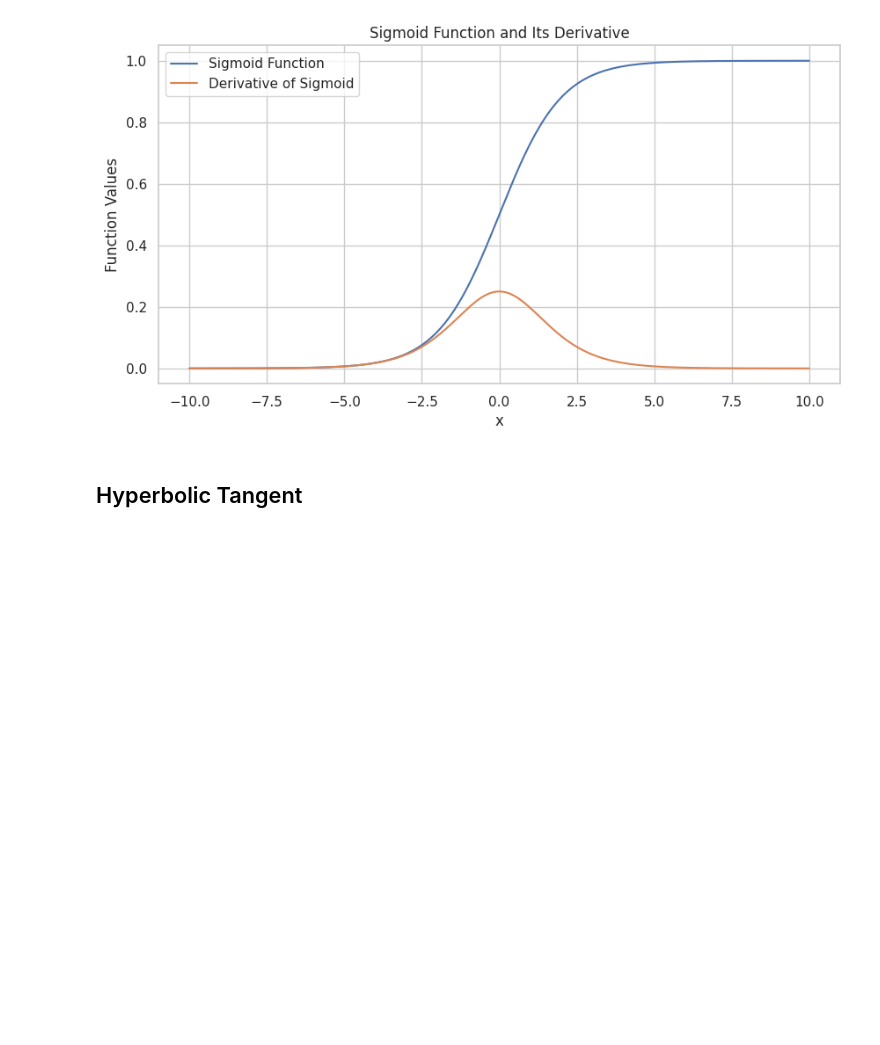
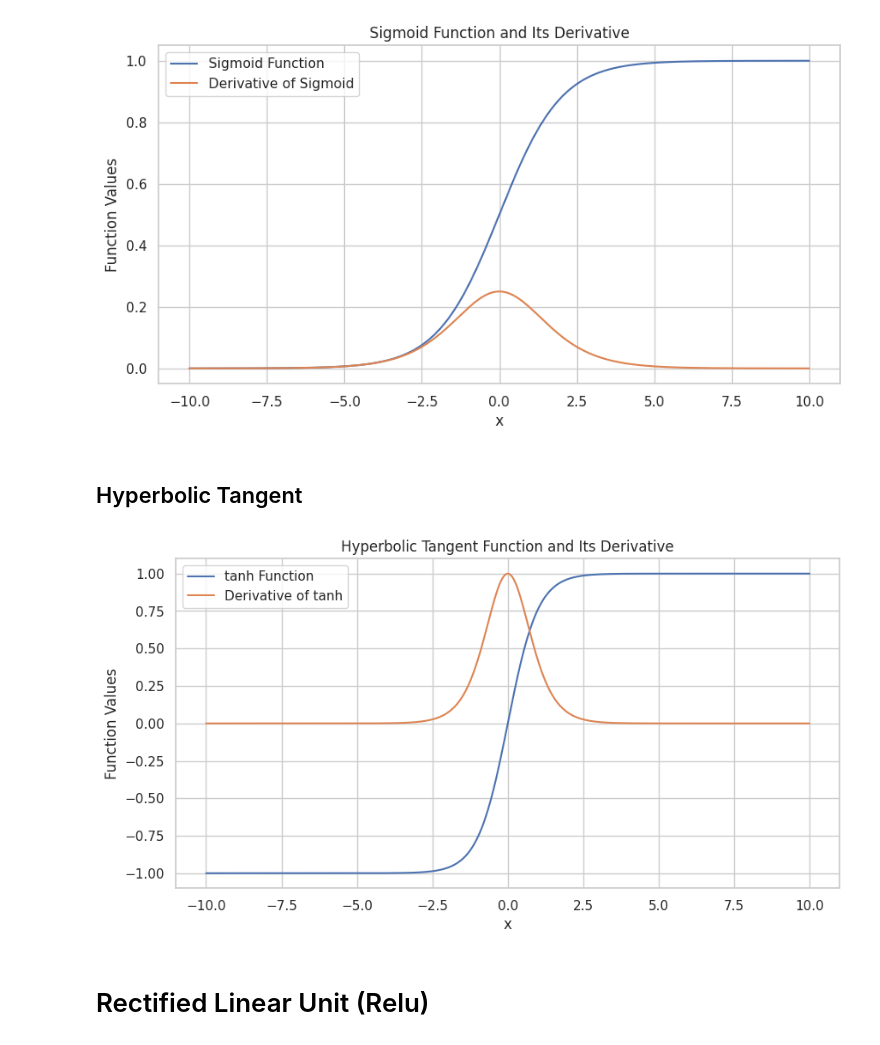
Before and after one commit to igorconsulting/neuromatch, a Jupyter notebook: mit-deep-learning/perceptron.ipynb, the cells around one changed output. Drawn from its saved outputs; the diff is of its cells as text; code cells hidden in the pictures; blank space fills up the shorter version.

```diff
--- a/mit-deep-learning/perceptron.ipynb
+++ b/mit-deep-learning/perceptron.ipynb
@@ -50,3 +50,39 @@ plt.show()
 [figure]
 # %% [markdown]
 ## Hyperbolic Tangent
+# %%
+def h_tan(z):
+    exp_z = np.exp(z)
+    exp_minus_z = np.exp(-z)
+
+    a = exp_z-exp_minus_z
+    b = exp_z+exp_minus_z
+    return a/b
+
+def diff_h_tan(z):
+    g2 = h_tan(z)**2
+    return 1-g2
+# %%
+# Set the aesthetic style of the plots
+sns.set(style="whitegrid")
+
+# Create a plot with a specific size
+plt.figure(figsize=(10, 5))
+
+# Plot the sigmoid function
+sns.lineplot(x=x_values, y=h_tan(x_values), label='tanh Function')
+
+# Plot the derivative of the sigmoid function
+sns.lineplot(x=x_values, y=diff_h_tan(x_values), label='Derivative of tanh')
+
+# Adding the title and labels
+plt.title('Hyperbolic Tangent Function and Its Derivative')
+plt.xlabel('x')
+plt.ylabel('Function Values')
+
+# Show the plot
+plt.show()
+# %% [output]
+[figure, added]
+# %% [markdown]
+# Rectified Linear Unit (Relu)
```
Also changed, not shown: parts of 3 cells of this notebook.
